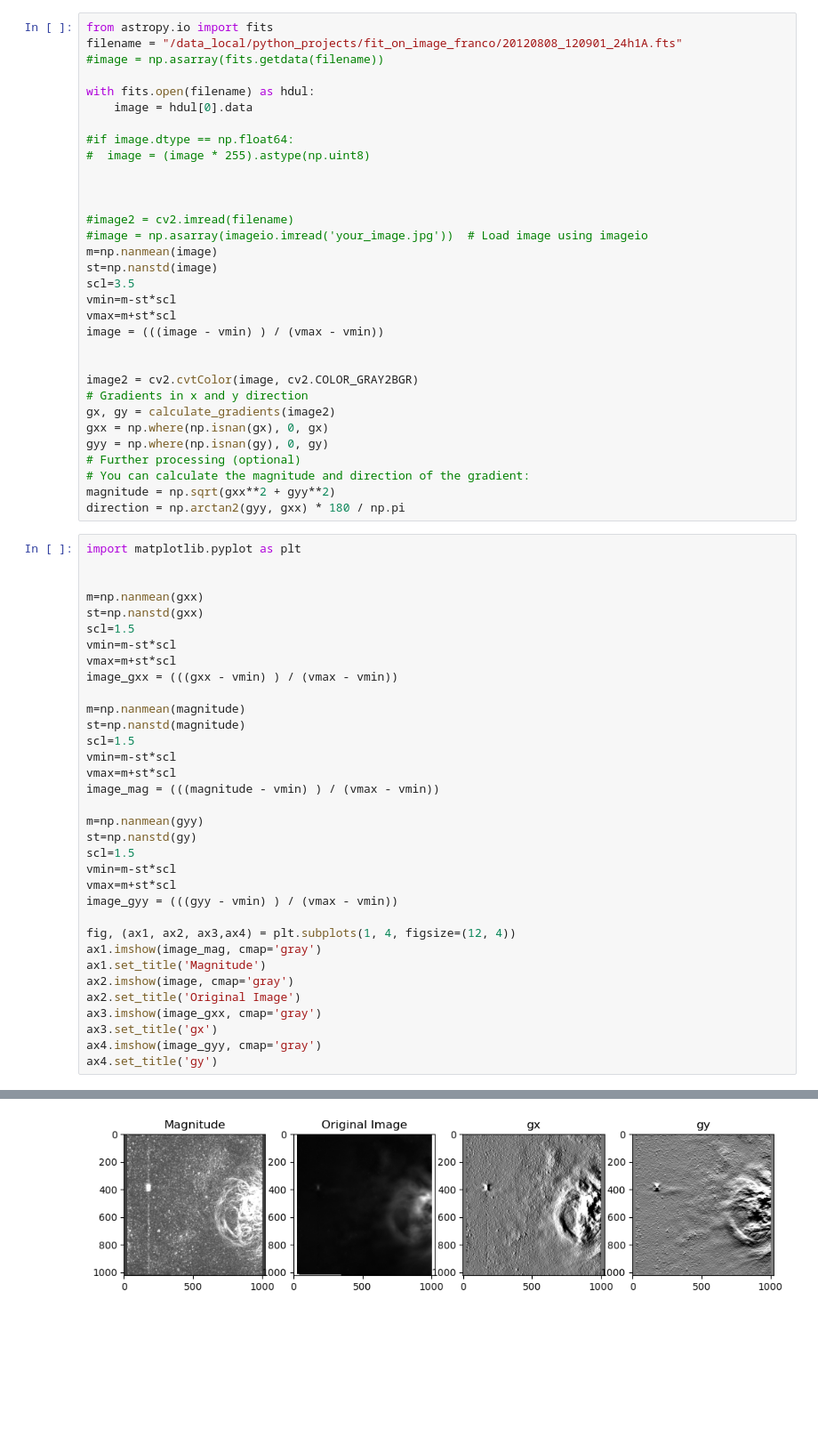
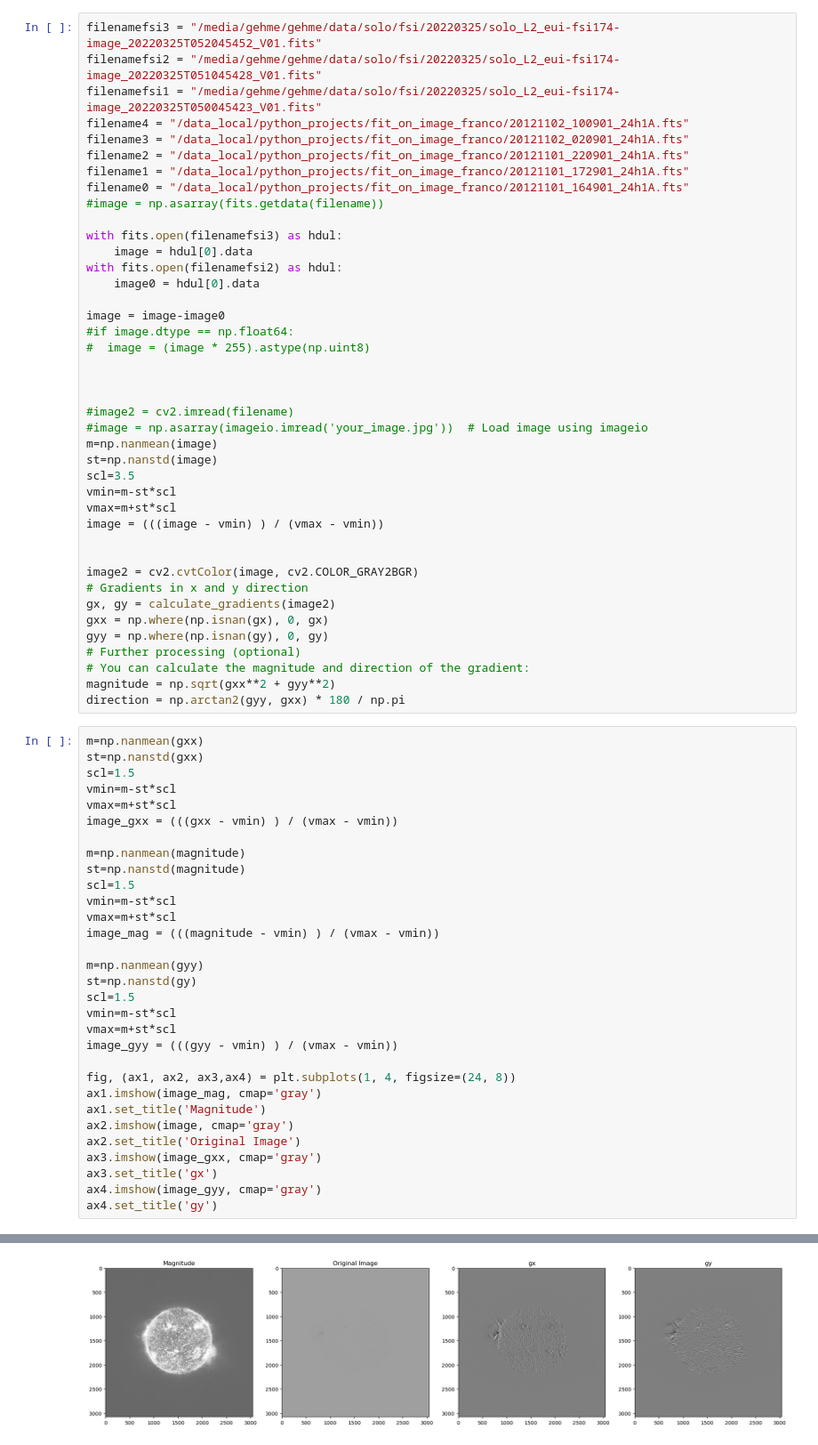
Before and after one commit to dlloveras/python_projects, a Jupyter notebook: fit_on_image_franco/test_gradientes.ipynb, the cells around one changed output, grey strips where cells are left out. Shown at 89% size. Saved outputs shown, nothing was run; the diff lists cells and outputs as text; blank space fills up the shorter version.

```diff
--- a/fit_on_image_franco/test_gradientes.ipynb
+++ b/fit_on_image_franco/test_gradientes.ipynb
@@ -34,11 +67,20 @@ Returns:
 # %%
-from astropy.io import fits
-filename = "/data_local/python_projects/fit_on_image_franco/20120808_120901_24h1A.fts"
+filenamefsi3 = "/media/gehme/gehme/data/solo/fsi/20220325/solo_L2_eui-fsi174-image_20220325T052045452_V01.fits"
+filenamefsi2 = "/media/gehme/gehme/data/solo/fsi/20220325/solo_L2_eui-fsi174-image_20220325T051045428_V01.fits"
+filenamefsi1 = "/media/gehme/gehme/data/solo/fsi/20220325/solo_L2_eui-fsi174-image_20220325T050045423_V01.fits"
+filename4 = "/data_local/python_projects/fit_on_image_franco/20121102_100901_24h1A.fts"
+filename3 = "/data_local/python_projects/fit_on_image_franco/20121102_020901_24h1A.fts"
+filename2 = "/data_local/python_projects/fit_on_image_franco/20121101_220901_24h1A.fts"
+filename1 = "/data_local/python_projects/fit_on_image_franco/20121101_172901_24h1A.fts"
+filename0 = "/data_local/python_projects/fit_on_image_franco/20121101_164901_24h1A.fts"
 #image = np.asarray(fits.getdata(filename))
 
-with fits.open(filename) as hdul:
+with fits.open(filenamefsi3) as hdul:
     image = hdul[0].data
+with fits.open(filenamefsi2) as hdul:
+    image0 = hdul[0].data
 
+image = image-image0
 #if image.dtype == np.float64:
 #  image = (image * 255).astype(np.uint8)
 
@@ -64,9 +106,6 @@ gyy = np.where(np.isnan(gy), 0, gy)
 magnitude = np.sqrt(gxx**2 + gyy**2)
 direction = np.arctan2(gyy, gxx) * 180 / np.pi
 # %%
-import matplotlib.pyplot as plt
-
-
 m=np.nanmean(gxx)
 st=np.nanstd(gxx)
 scl=1.5
@@ -74,32 +113,32 @@ vmin=m-st*scl
 vmax=m+st*scl
 image_gxx = (((gxx - vmin) ) / (vmax - vmin))
 
 m=np.nanmean(magnitude)
 st=np.nanstd(magnitude)
 scl=1.5
 vmin=m-st*scl
 vmax=m+st*scl
 image_mag = (((magnitude - vmin) ) / (vmax - vmin))
 
 m=np.nanmean(gyy)
 st=np.nanstd(gy)
 scl=1.5
 vmin=m-st*scl
 vmax=m+st*scl
 image_gyy = (((gyy - vmin) ) / (vmax - vmin))
 
-fig, (ax1, ax2, ax3,ax4) = plt.subplots(1, 4, figsize=(12, 4))
+fig, (ax1, ax2, ax3,ax4) = plt.subplots(1, 4, figsize=(24, 8))
 ax1.imshow(image_mag, cmap='gray')
 ax1.set_title('Magnitude')
 ax2.imshow(image, cmap='gray')
 ax2.set_title('Original Image')
 ax3.imshow(image_gxx, cmap='gray')
 ax3.set_title('gx')
 ax4.imshow(image_gyy, cmap='gray')
 ax4.set_title('gy')
 # %% [output]
 Clipping input data to the valid range for imshow with RGB data ([0..1] for floats or [0..255] for integers).
 Clipping input data to the valid range for imshow with RGB data ([0..1] for floats or [0..255] for integers).
 Clipping input data to the valid range for imshow with RGB data ([0..1] for floats or [0..255] for integers).
 Text(0.5, 1.0, 'gy')
-[figure, old version]
+[figure, new version]
```
Also changed, not shown: parts of 3 cells of this notebook.
